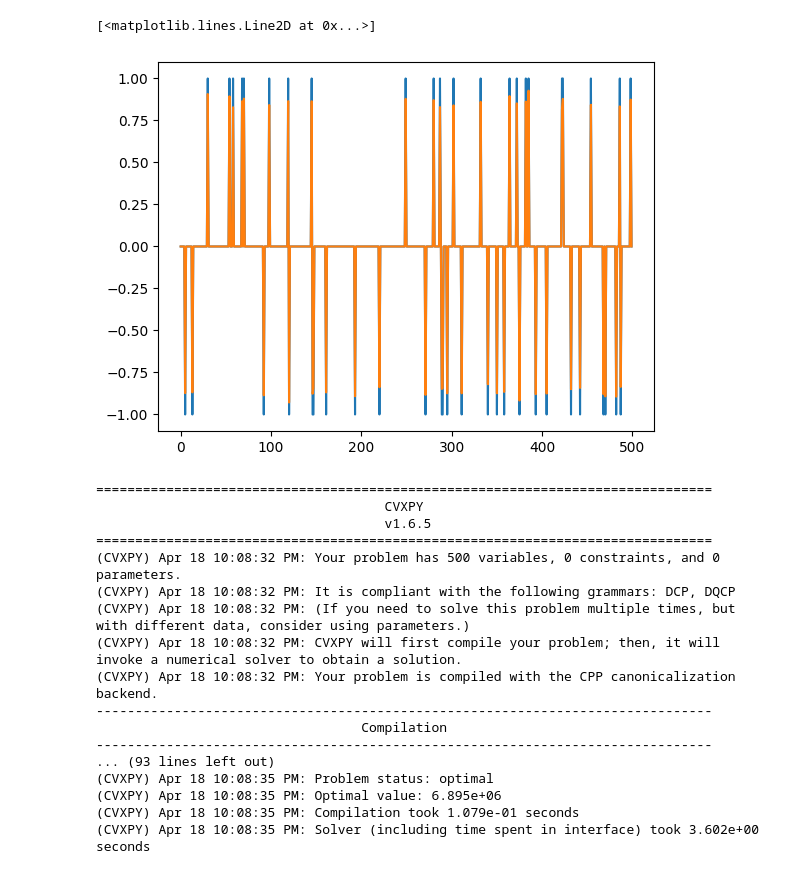
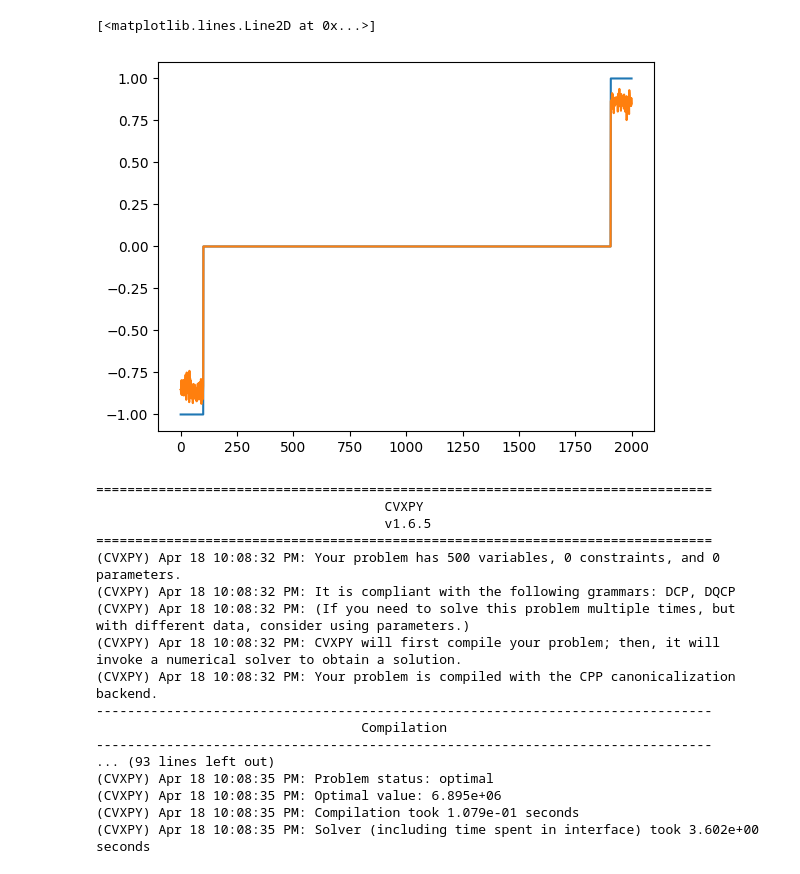
Before and after one commit to AHsu98/glqp, a Jupyter notebook: demo.ipynb, the cells around one changed output. Saved outputs shown, nothing was run; the diff lists cells and outputs as text; code cells hidden in the pictures.

```diff
--- a/demo.ipynb
+++ b/demo.ipynb
@@ -30,7 +33,7 @@ x,conv = problem.solve()
 # %%
-n = 500
+n = 2000
 lam = 250.
 f,A,Q,C,c,b,x_true = build_logistic_lasso(m = 10000,n = n, seed = 2,lam = lam)
 problem = GLMProblem(f,A,Q,C,c,b)
-xt,conv = problem.solve(verbose = False)
+xt,conv = problem.solve(verbose = True)
 x = xt[:n]
@@ -37,9 +58,10 @@ x = xt[:n]
-# %%
-plt.plot(x_true)
-plt.plot(x)
-# %% [output]
-[<matplotlib.lines.Line2D at 0x...>]
-[figure, removed]
+# %%
+order = np.argsort(x_true)
+plt.plot(x_true[order])
+plt.plot(x[order])
+# %% [output]
+[<matplotlib.lines.Line2D at 0x...>]
+[figure, added]
 # %%
 import cvxpy as cp
 from scipy.sparse import csc_array
```
Also changed, not shown: parts of 2 cells of this notebook, 2 other files.
